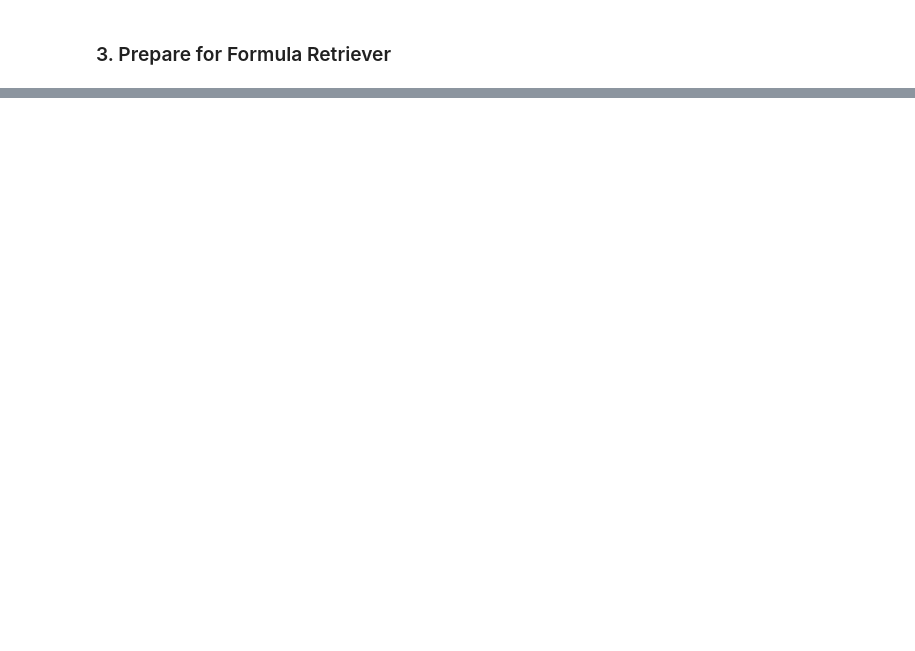
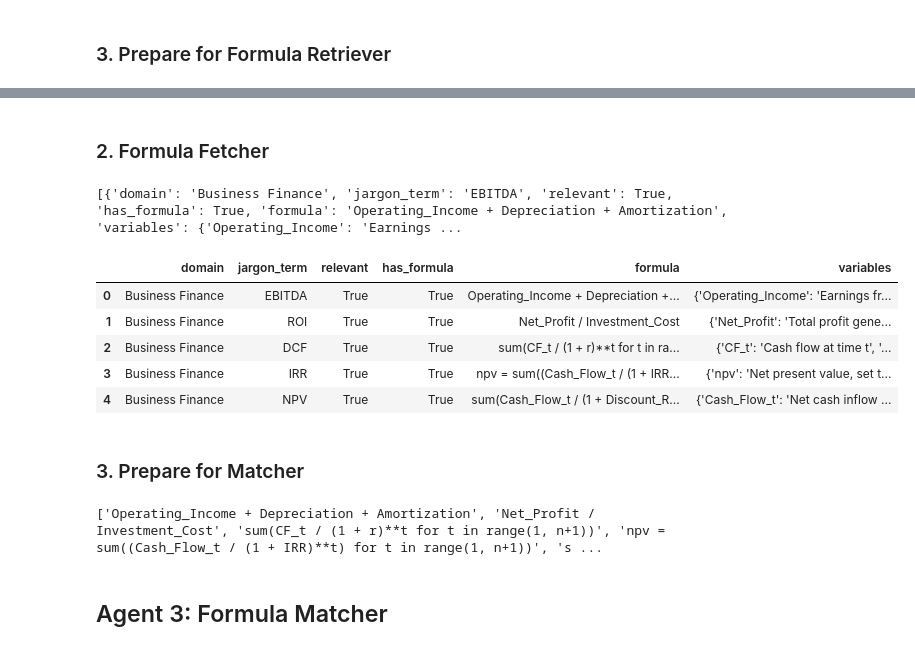
Before and after one commit to adrianomnn/D2D_Data2Dashboard, a Jupyter notebook: d2d_insight_distributor.ipynb, the cells around one changed output, grey strips where cells are left out. Drawn from its saved outputs; the diff is of its cells as text; code cells hidden in the pictures; blank space fills up the shorter version.

```diff
--- a/d2d_insight_distributor.ipynb
+++ b/d2d_insight_distributor.ipynb
@@ -1281,0 +1230,2 @@ Could not parse variables as JSON. Raw output:
+# %% [markdown]
+### 2. Formula Fetcher
@@ -1281,0 +1294,20 @@ Could not parse variables as JSON. Raw output:
+# %%
+# relevant_rows = lc_relevance(pairs, cols, col_types, keep_only_formula=True)
+
+formulas = get_formula(evaluated)
+# %%
+print(formulas)
+# %% [output]
+[{'domain': 'Business Finance', 'jargon_term': 'EBITDA', 'relevant': True, 'has_formula': True, 'formula': 'Operating_Income + Depreciation + Amortization', 'variables': {'Operating_Income': 'Earnings ...
+# %%
+df = pd.DataFrame(formulas)
+df.head()
+# %% [output]
+|  | domain | jargon_term | relevant | has_formula | formula | variables |
+| 0 | Business Finance | EBITDA | True | True | Operating_Income + Depreciation +... | {'Operating_Income': 'Earnings fr... |
+| 1 | Business Finance | ROI | True | True | Net_Profit / Investment_Cost | {'Net_Profit': 'Total profit gene... |
+| 2 | Business Finance | DCF | True | True | sum(CF_t / (1 + r)**t for t in ra... | {'CF_t': 'Cash flow at time t', '... |
+| 3 | Business Finance | IRR | True | True | npv = sum((Cash_Flow_t / (1 + IRR... | {'npv': 'Net present value, set t... |
+| 4 | Business Finance | NPV | True | True | sum(Cash_Flow_t / (1 + Discount_R... | {'Cash_Flow_t': 'Net cash inflow ... |
+# %% [markdown]
+### 3. Prepare for Matcher
@@ -1281,0 +1334,7 @@ Could not parse variables as JSON. Raw output:
+# %%
+matcher_variables = extract_formula_keys(formulas)
+print(matcher_variables)
+# %% [output]
+['Operating_Income + Depreciation + Amortization', 'Net_Profit / Investment_Cost', 'sum(CF_t / (1 + r)**t for t in range(1, n+1))', 'npv = sum((Cash_Flow_t / (1 + IRR)**t) for t in range(1, n+1))', 's ...
+# %% [markdown]
+## Agent 3: Formula Matcher
```
Also changed, not shown: parts of 17 cells of this notebook.
